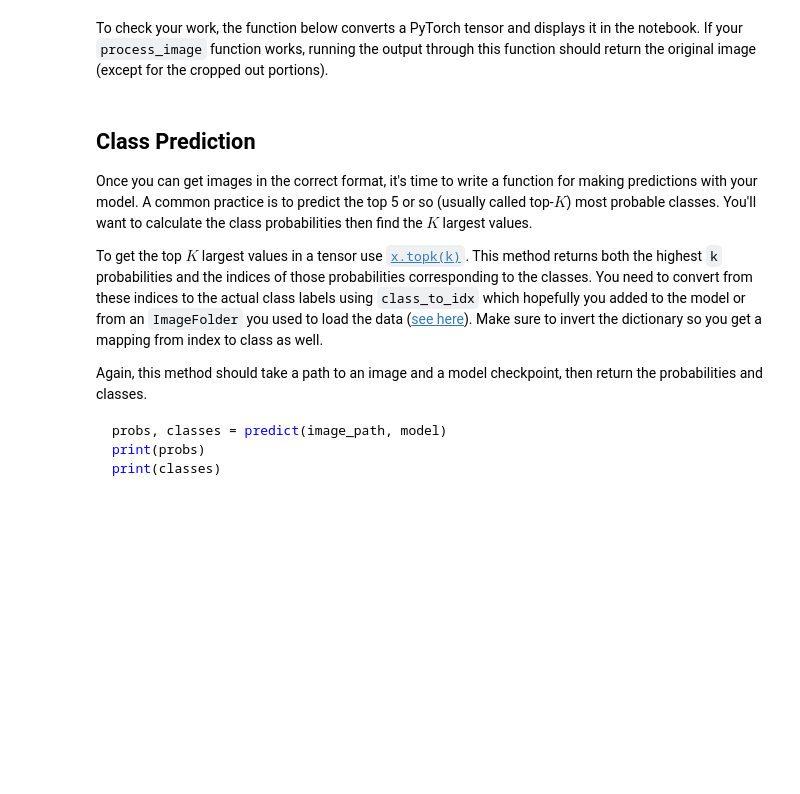
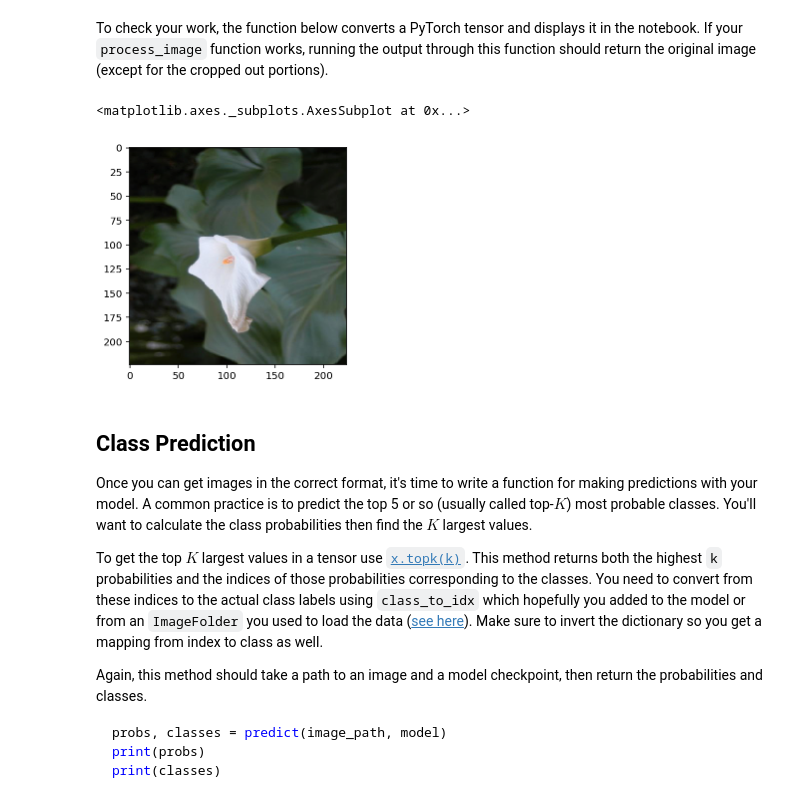
Before and after one commit to hache-20/Udacity, a Jupyter notebook: Image Classifier Project.ipynb, the cells around one changed output. Drawn from its saved outputs; the diff is of its cells as text; code cells hidden in the pictures; blank space fills up the shorter version.

```diff
--- a/Image Classifier Project.ipynb
+++ b/Image Classifier Project.ipynb
@@ -67,7 +68,7 @@ test_dataset = datasets.ImageFolder(test_dir, transform = test_transforms)
 validation_dataset = datasets.ImageFolder(valid_dir, transform = validation_transforms)
 
 # TODO: Using the image datasets and the trainforms, define the dataloaders
-train_dataloader = torch.utils.data.DataLoader(train_dataset, batch_size = 64)
+train_dataloader = torch.utils.data.DataLoader(train_dataset, batch_size = 64, shuffle= True)
 test_dataloader = torch.utils.data.DataLoader(test_dataset, batch_size = 64)
 validation_dataloader = torch.utils.data.DataLoader(validation_dataset, batch_size = 64)
 # %% [markdown]
@@ -149,7 +149,7 @@ optimizer = optim.Adam(model.classifier.parameters(), lr=0.002)
 # %%
 #Training the network
+device = torch.device("cuda" if torch.cuda.is_available() else "cpu")
 model.to(device);
-epochs = 3
 steps = 0
 running_loss = 0
 print_every = 10
@@ -164,7 +164,7 @@ for epoch in range(epochs):
         logps = model.forward(images)
         loss = criterion(logps, labels)
         loss.backward()
-        optimizer.step
+        optimizer.step()
 
         running_loss += loss.item()
 
@@ -185,7 +185,7 @@ for epoch in range(epochs):
                     equals = top_class == labels.view(*top_class.shape)
                     accuracy += torch.mean(equals.type(torch.FloatTensor)).item()
 
-            print("Epoch: {}/{}.. ".format(epoch+1, epochs),
+                print("Epoch: {}/{}.. ".format(epoch+1, epochs),
                   "Train Loss: {:.3f}.. ".format(running_loss/print_every),
                   "Test Loss: {:.3f}.. ".format(test_loss/len(validation_dataloader)),
                   "Test accuracy: {:.3f}".format(accuracy/len(validation_dataloader)))
@@ -236,0 +263,17 @@ At this point it's good to write a function that can load a checkpoint and rebui
+# %%
+# TODO: Write a function that loads a checkpoint and rebuilds the model
+def load_checkpoint(filepath):
+    checkpoint =  torch.load(filepath)
+    model = models.vgg16(pretrained = True)
+    for param in model.parameters():
+        param.required_grad = False
+    model.classifier = model_checkpoint['classifier']
+    model.class_to_idx = model_checkpoint['class_to_idx']
+    #model.state_dict = model_checkpoint['state_dict']
+    model.load_state_dict(model_checkpoint['state_dict'])
+    optimizer.load_state_dict(model_checkpoint['optimizer'])
+
+    return optimizer, model
+
+optimizer, model = load_checkpoint('checkpoint.pth')
+model
@@ -270,26 +324,49 @@ def process_image(image):
+# %%
+# TODO: Process a PIL image for use in a PyTorch model
+from PIL import Image
+def process_image(image):
+    ''' Scales, crops, and normalizes a PIL image for a PyTorch model,
+        returns an Numpy array
+    '''
+    image = Image.open(image)
+    image = image.resize((256,256))
+    image = image.crop((0,0,224,224))
+    np_image = np.array(image)
+    np_image = np_image/255
+    mean = np.array([0.485,0.456,0.406])
+    std_dev = np.array([0.229, 0.224, 0.225])
+    np_image = (np_image - mean) / std_dev
+    np_image = np_image.transpose((2,1,0))
+
+    return torch.from_numpy(np_image)
 # %% [markdown]
 To check your work, the function below converts a PyTorch tensor and displays it in the notebook. If your `process_image` function works, running the output through this function should return the original image (except for the cropped out portions).
 # %%
 def imshow(image, ax=None, title=None):
     """Imshow for Tensor."""
     if ax is None:
         fig, ax = plt.subplots()
 
     # PyTorch tensors assume the color channel is the first dimension
     # but matplotlib assumes is the third dimension
     image = image.numpy().transpose((1, 2, 0))
 
     # Undo preprocessing
     mean = np.array([0.485, 0.456, 0.406])
     std = np.array([0.229, 0.224, 0.225])
     image = std * image + mean
 
     # Image needs to be clipped between 0 and 1 or it looks like noise when displayed
     image = np.clip(image, 0, 1)
 
     ax.imshow(image)
 
     return ax
+
+imshow(process_image("flowers/test/20/image_04938.jpg"))
+# %% [output]
+<matplotlib.axes._subplots.AxesSubplot at 0x...>
+[figure, added]
 # %% [markdown]
 ## Class Prediction
 
```
Also changed, not shown: parts of 15 cells of this notebook.
